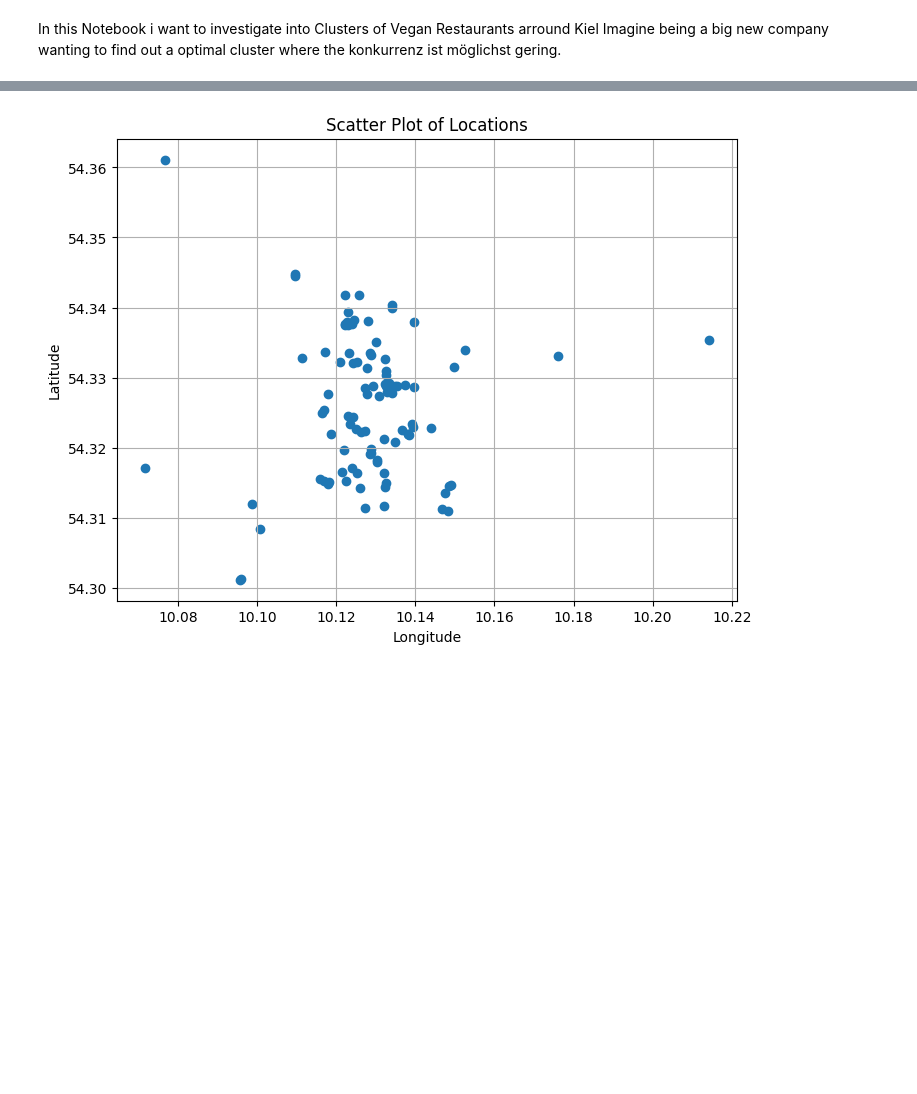
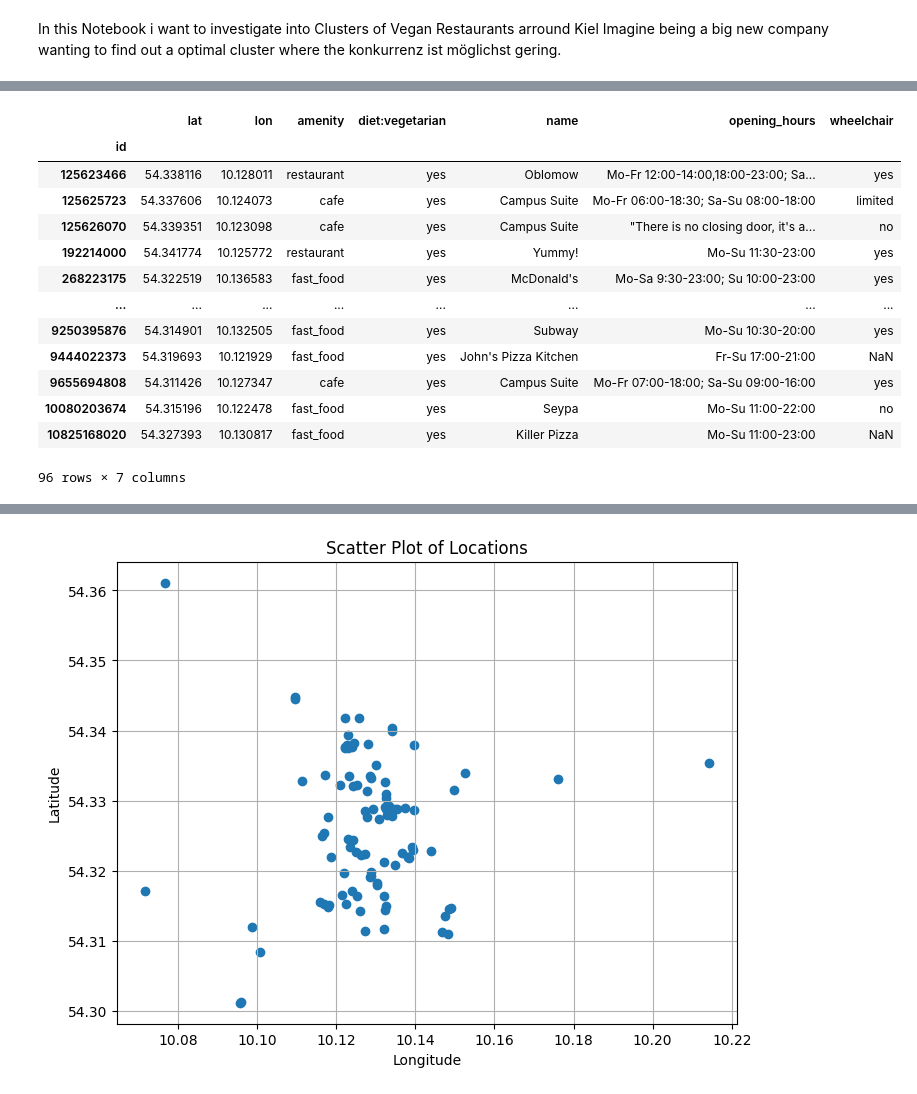
Before and after one commit to MartinDieCooleSocke420/sem1_math_and_stats, a Jupyter notebook: exam.ipynb, the cells around one changed output, grey strips where cells are left out. Saved outputs shown, nothing was run; the diff lists cells and outputs as text; code cells hidden in the pictures; blank space fills up the shorter version.

```diff
--- a/exam.ipynb
+++ b/exam.ipynb
@@ -32,0 +97,17 @@ data.set_index("id")
+# %%
+data
+# %% [output]
+|  | lat | lon | amenity | diet:vegetarian | name | opening_hours | wheelchair |
+| id |  |  |  |  |  |  |  |
+| 125623466 | 54.338116 | 10.128011 | restaurant | yes | Oblomow | Mo-Fr 12:00-14:00,18:00-23:00; Sa... | yes |
+| 125625723 | 54.337606 | 10.124073 | cafe | yes | Campus Suite | Mo-Fr 06:00-18:30; Sa-Su 08:00-18:00 | limited |
+| 125626070 | 54.339351 | 10.123098 | cafe | yes | Campus Suite | "There is no closing door, it's a... | no |
+| 192214000 | 54.341774 | 10.125772 | restaurant | yes | Yummy! | Mo-Su 11:30-23:00 | yes |
+| 268223175 | 54.322519 | 10.136583 | fast_food | yes | McDonald's | Mo-Sa 9:30-23:00; Su 10:00-23:00 | yes |
+| ... | ... | ... | ... | ... | ... | ... | ... |
+| 9250395876 | 54.314901 | 10.132505 | fast_food | yes | Subway | Mo-Su 10:30-20:00 | yes |
+| 9444022373 | 54.319693 | 10.121929 | fast_food | yes | John's Pizza Kitchen | Fr-Su 17:00-21:00 | NaN |
+| 9655694808 | 54.311426 | 10.127347 | cafe | yes | Campus Suite | Mo-Fr 07:00-18:00; Sa-Su 09:00-16:00 | yes |
+| 10080203674 | 54.315196 | 10.122478 | fast_food | yes | Seypa | Mo-Su 11:00-22:00 | no |
+| 10825168020 | 54.327393 | 10.130817 | fast_food | yes | Killer Pizza | Mo-Su 11:00-23:00 | NaN |
+96 rows × 7 columns
```
Also changed, not shown: parts of 15 cells of this notebook.
